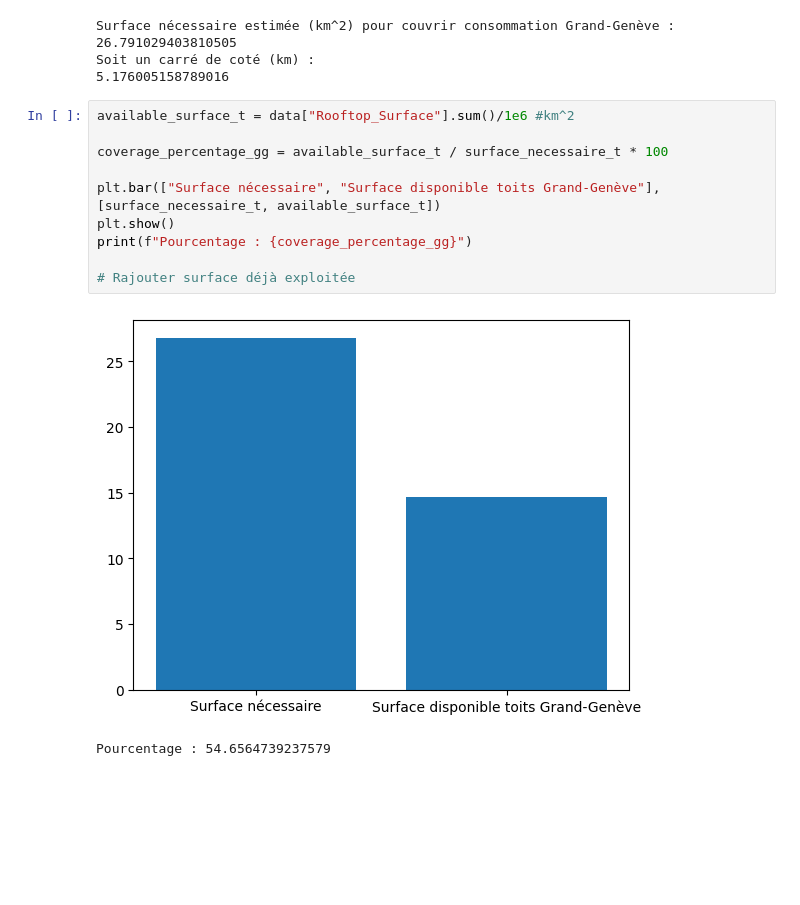
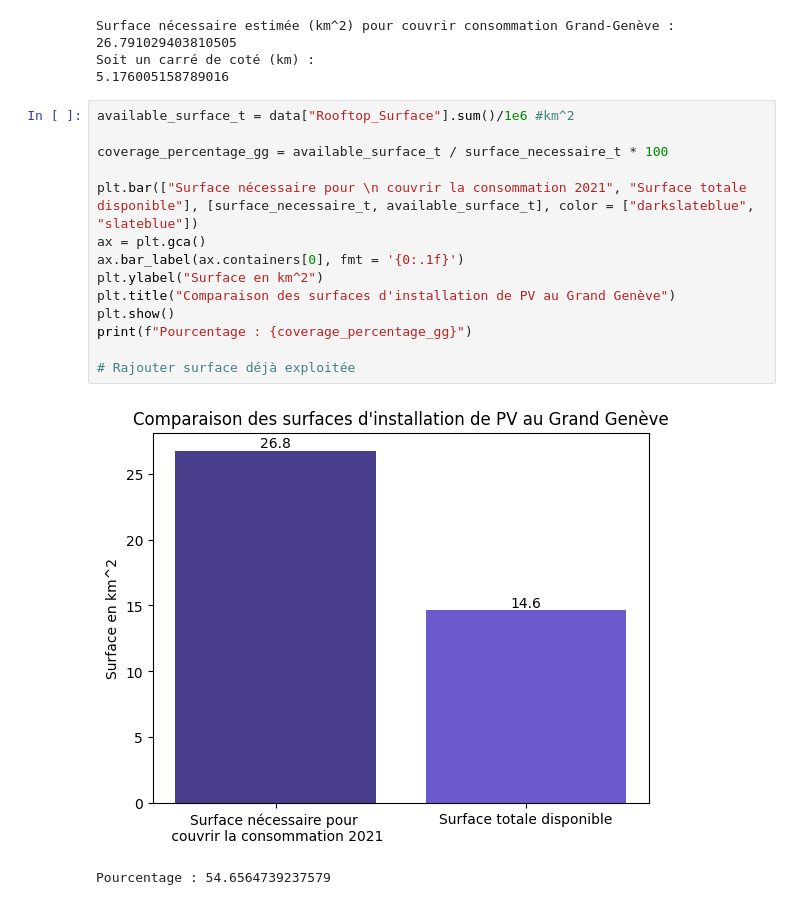
Before and after one commit to ouillliam/Solar_Project, a Jupyter notebook: solar_project.ipynb, the cells around one changed output. Drawn from its saved outputs; the diff is of its cells as text; blank space fills up the shorter version.

```diff
--- a/solar_project.ipynb
+++ b/solar_project.ipynb
@@ -196,13 +234,17 @@ Soit un carré de coté (km) :
 # %%
 available_surface_t = data["Rooftop_Surface"].sum()/1e6 #km^2
 
 coverage_percentage_gg = available_surface_t / surface_necessaire_t * 100
 
-plt.bar(["Surface nécessaire", "Surface disponible toits Grand-Genève"], [surface_necessaire_t, available_surface_t])
+plt.bar(["Surface nécessaire pour \n couvrir la consommation 2021", "Surface totale disponible"], [surface_necessaire_t, available_surface_t], color = ["darkslateblue", "slateblue"])
+ax = plt.gca()
+ax.bar_label(ax.containers[0], fmt = '{0:.1f}')
+plt.ylabel("Surface en km^2")
+plt.title("Comparaison des surfaces d'installation de PV au Grand Genève")
 plt.show()
 print(f"Pourcentage : {coverage_percentage_gg}")
 
 # Rajouter surface déjà exploitée
 # %% [output]
-[figure, old version]
+[figure, new version]
 Pourcentage : 54.6564739237579
```
Also changed, not shown: parts of 5 cells of this notebook.
